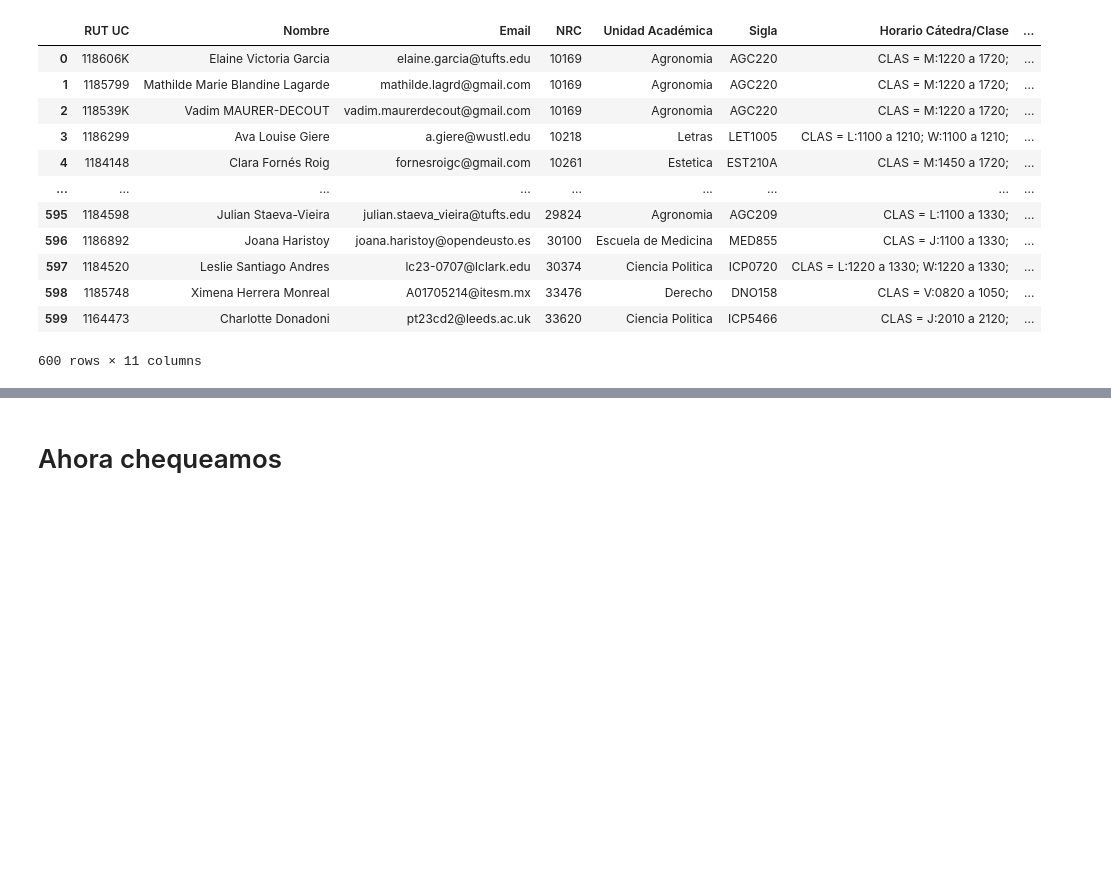
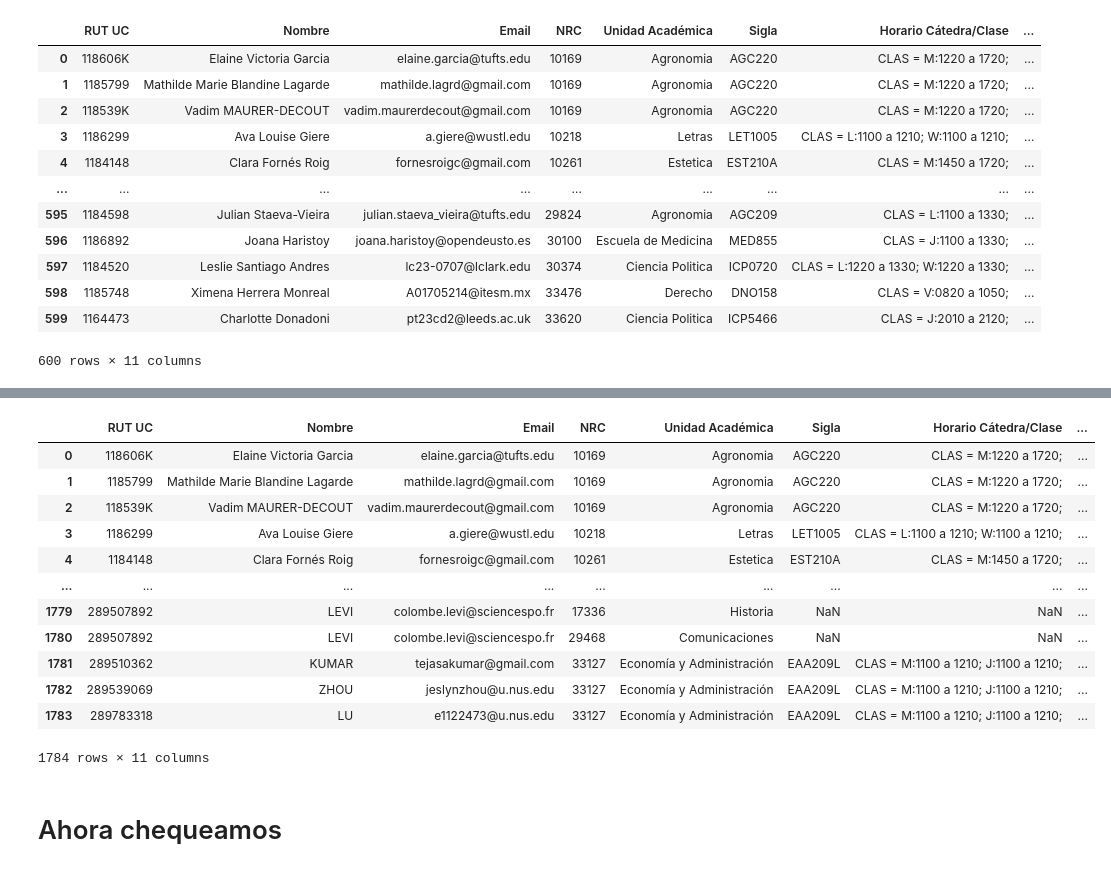
Before and after one commit to Andresdiazdcd/Automate-VRAI-UC, a Jupyter notebook: VRAI2026/cursos2026/ChequeoECONOMIA.ipynb, the cells around one changed output, grey strips where cells are left out. Cells and saved outputs as stored; diff of their text form; code cells hidden in the pictures; blank space fills up the shorter version.

```diff
--- a/VRAI2026/cursos2026/ChequeoECONOMIA.ipynb
+++ b/VRAI2026/cursos2026/ChequeoECONOMIA.ipynb
@@ -92,3 +139,53 @@ df_final
+# %%
+
+mapa_nrc_extra = pd.DataFrame({
+    "NRC": df_nrc_extra_raw[col_nrc_nrc_extra].astype(str).str.strip(),
+    "Sigla": df_nrc_extra_raw[col_sigla_nrc_extra] +
+    df_nrc_extra_raw[col_sigla_nrc_extra_verif].astype(str).str.strip(),
+    "Horario Cátedra/Clase": df_nrc_extra_raw[col_horario_catedra_nrc_extra],
+    "Horario Ayudantía": df_nrc_extra_raw[col_horario_ayudantia_nrc_extra],
+    "Horario Laboratorio": df_nrc_extra_raw[col_horario_laboratorio_nrc_extra],
+    "Horario Taller": df_nrc_extra_raw[col_horario_taller_nrc_extra],
+    "Horario Terreno": df_nrc_extra_raw[col_horario_terreno_nrc_extra],
+}).dropna(subset=["NRC"]).drop_duplicates(subset=["NRC"], keep="first")
+
+# cruzar y anexar al df_final ya existente
+df_extranjeros = df_extranjeros.merge(mapa_nrc_extra, on="NRC", how="left")
+
+df_extranjeros = df_extranjeros[
+    [
+        "RUT UC",
+        "Nombre",
+        "Email",
+        "NRC",
+        "Unidad Académica",
+        "Sigla",
+        "Horario Cátedra/Clase",
+        "Horario Ayudantía",
+        "Horario Laboratorio",
+        "Horario Taller",
+        "Horario Terreno",
+    ]
+]
+# %%
+
+df_final = pd.concat([df_final, df_extranjeros], ignore_index=True)
+# %%
+df_final
+# %% [output]
+|  | RUT UC | Nombre | Email | NRC | Unidad Académica | Sigla | Horario Cátedra/Clase | ... |
+| 0 | 118606K | Elaine Victoria Garcia | elaine.garcia@tufts.edu | 10169 | Agronomia | AGC220 | CLAS = M:1220 a 1720; | ... |
+| 1 | 1185799 | Mathilde Marie Blandine Lagarde | mathilde.lagrd@gmail.com | 10169 | Agronomia | AGC220 | CLAS = M:1220 a 1720; | ... |
+| 2 | 118539K | Vadim MAURER-DECOUT | vadim.maurerdecout@gmail.com | 10169 | Agronomia | AGC220 | CLAS = M:1220 a 1720; | ... |
+| 3 | 1186299 | Ava Louise Giere | a.giere@wustl.edu | 10218 | Letras | LET1005 | CLAS = L:1100 a 1210; W:1100 a 1210; | ... |
+| 4 | 1184148 | Clara Fornés Roig | fornesroigc@gmail.com | 10261 | Estetica | EST210A | CLAS = M:1450 a 1720; | ... |
+| ... | ... | ... | ... | ... | ... | ... | ... | ... |
+| 1779 | 289507892 | LEVI | colombe.levi@sciencespo.fr | 17336 | Historia | NaN | NaN | ... |
+| 1780 | 289507892 | LEVI | colombe.levi@sciencespo.fr | 29468 | Comunicaciones | NaN | NaN | ... |
+| 1781 | 289510362 | KUMAR | tejasakumar@gmail.com | 33127 | Economía y Administración | EAA209L | CLAS = M:1100 a 1210; J:1100 a 1210; | ... |
+| 1782 | 289539069 | ZHOU | jeslynzhou@u.nus.edu | 33127 | Economía y Administración | EAA209L | CLAS = M:1100 a 1210; J:1100 a 1210; | ... |
+| 1783 | 289783318 | LU | e1122473@u.nus.edu | 33127 | Economía y Administración | EAA209L | CLAS = M:1100 a 1210; J:1100 a 1210; | ... |
+1784 rows × 11 columns
 # %%
 
 # Guardar resultado
```
Also changed, not shown: parts of 6 cells of this notebook, 4 other files.
